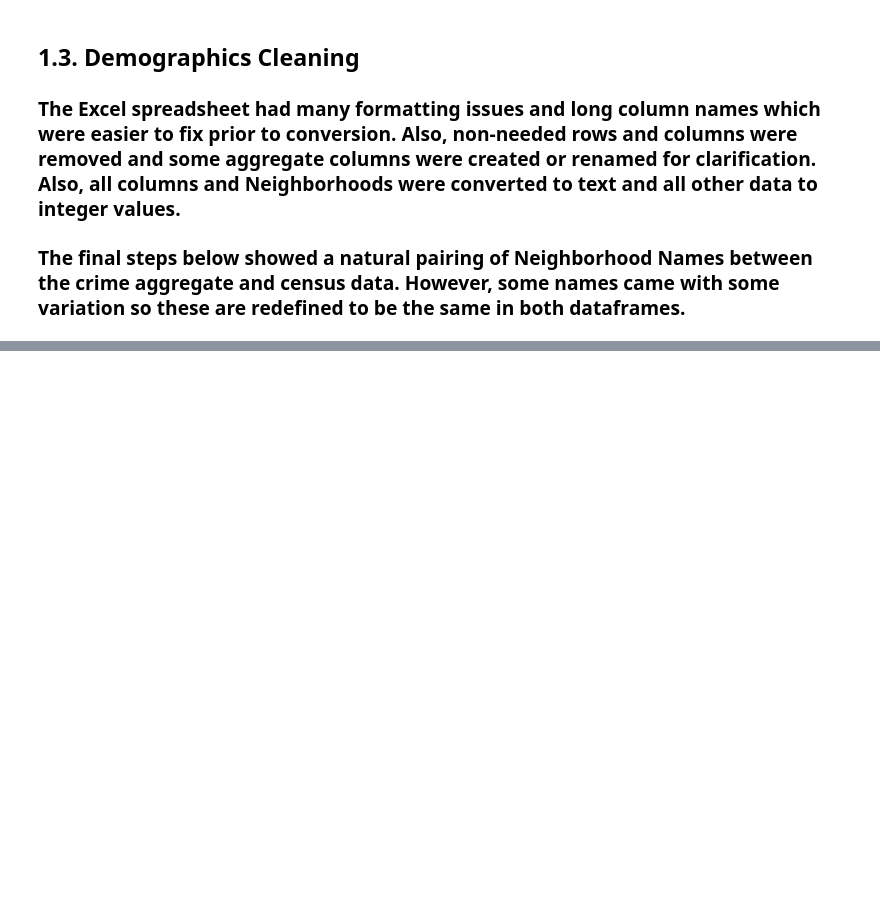
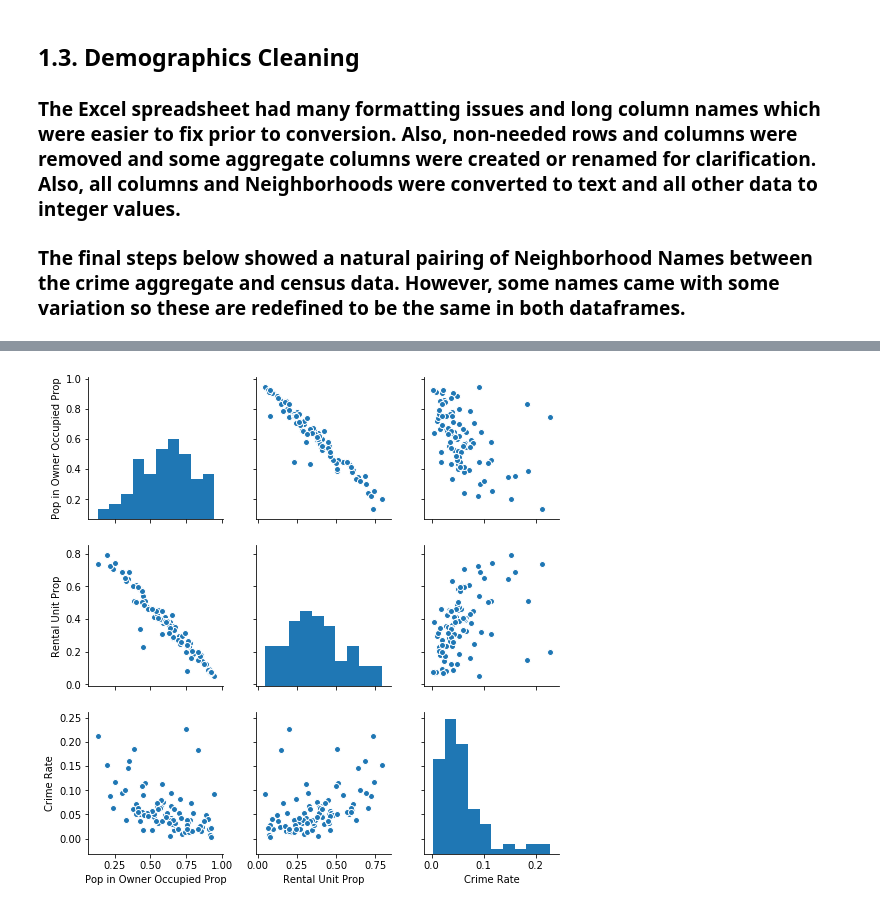
Before and after one commit to gdiestelmath/Capstone1, a Jupyter notebook: DataCleaningAndStory.ipynb, the cells around one changed output, grey strips where cells are left out. Cells and saved outputs as stored; diff of their text form; code cells hidden in the pictures; blank space fills up the shorter version.

```diff
--- a/DataCleaningAndStory.ipynb
+++ b/DataCleaningAndStory.ipynb
@@ -407,0 +331,5 @@ plt.scatter(x,y)
+# %%
+sns.pairplot(df_crime_census_out,vars=cols_econ)
+plt.show()
+# %% [output]
+[figure, added]
```
Also changed, not shown: parts of 71 cells of this notebook.
